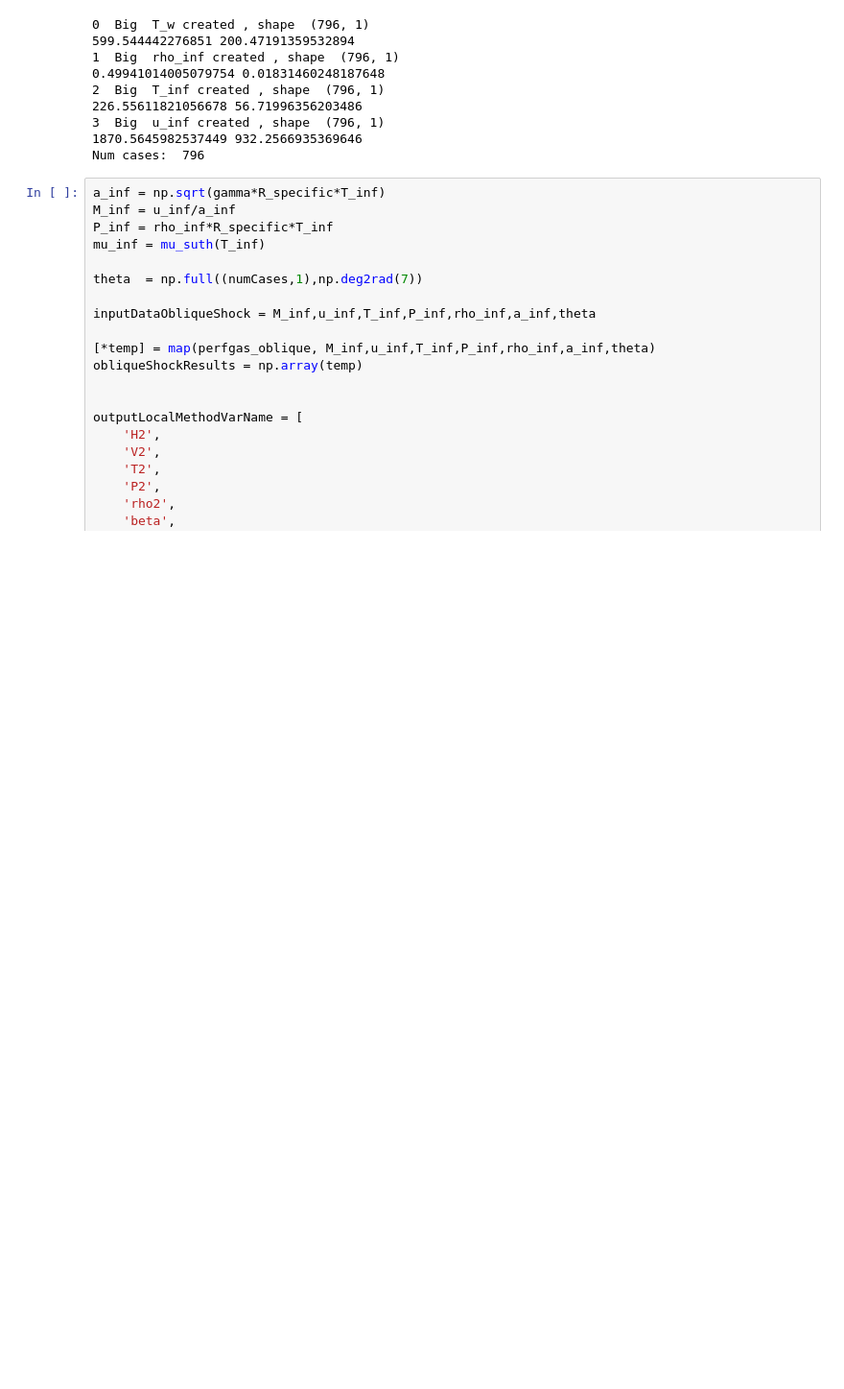
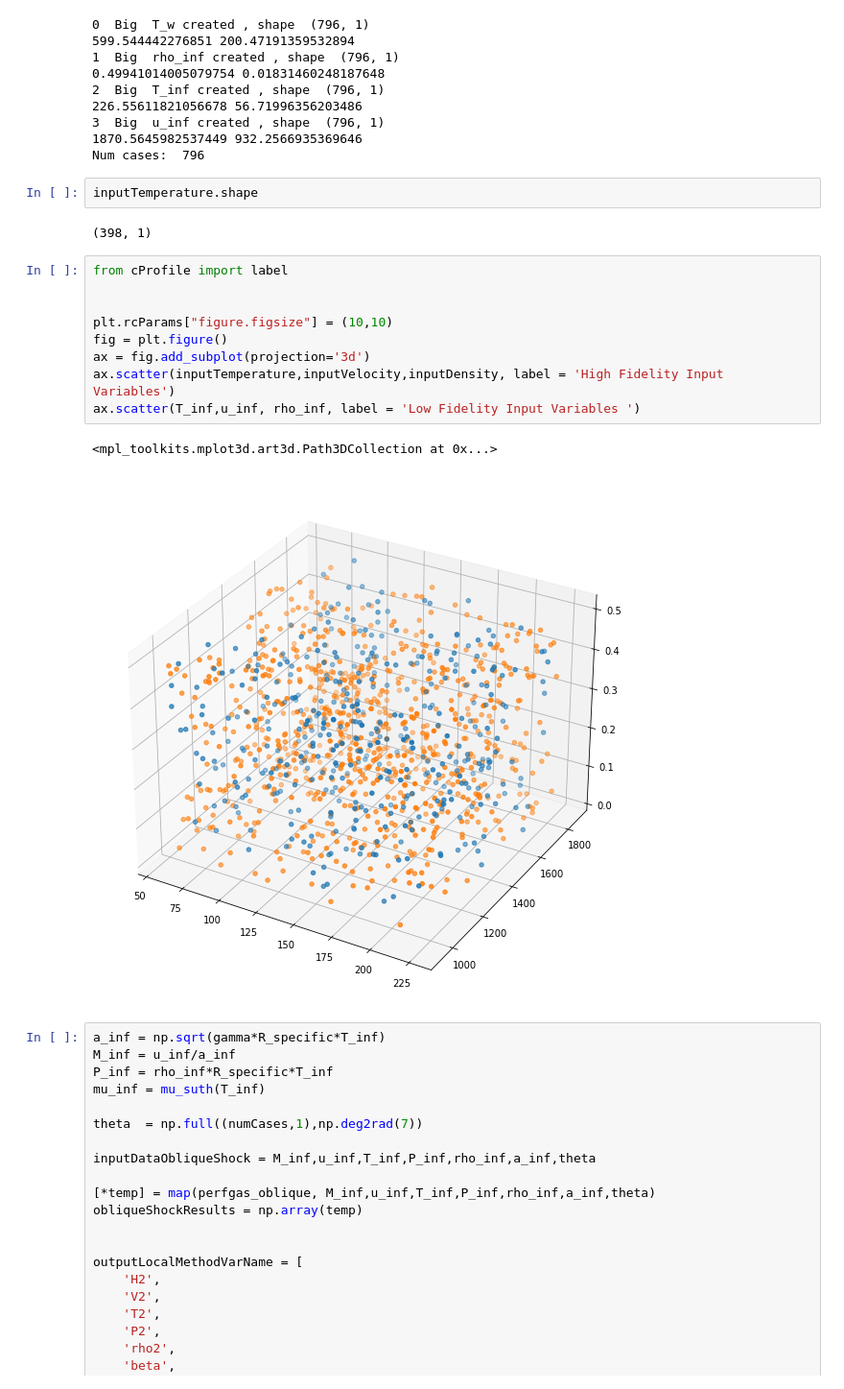
Before and after one commit to AmosJoseph/multifidelitymodeling, a Jupyter notebook: MF_SurrogateModel_20220516.ipynb, the cells around one changed output. Shown at 96% size. Drawn from its saved outputs; the diff is of its cells as text; blank space fills up the shorter version.

Commit message:
generating plots for thesis defense

```diff
--- a/MF_SurrogateModel_20220516.ipynb
+++ b/MF_SurrogateModel_20220516.ipynb
@@ -3375,6 +3380,22 @@ print('Num cases: ', str(numCases))
 3  Big  u_inf created , shape  (796, 1)
 1870.5645982537449 932.2566935369646
 Num cases:  796
+# %%
+inputTemperature.shape
+# %% [output]
+(398, 1)
+# %%
+from cProfile import label
+
+
+plt.rcParams["figure.figsize"] = (10,10)
+fig = plt.figure()
+ax = fig.add_subplot(projection='3d')
+ax.scatter(inputTemperature,inputVelocity,inputDensity, label = 'High Fidelity Input Variables')
+ax.scatter(T_inf,u_inf, rho_inf, label = 'Low Fidelity Input Variables ')
+# %% [output]
+<mpl_toolkits.mplot3d.art3d.Path3DCollection at 0x...>
+[figure, added]
 # %%
 a_inf = np.sqrt(gamma*R_specific*T_inf)
 M_inf = u_inf/a_inf
```
Also changed, not shown: parts of 16 cells of this notebook, 4 other files.
